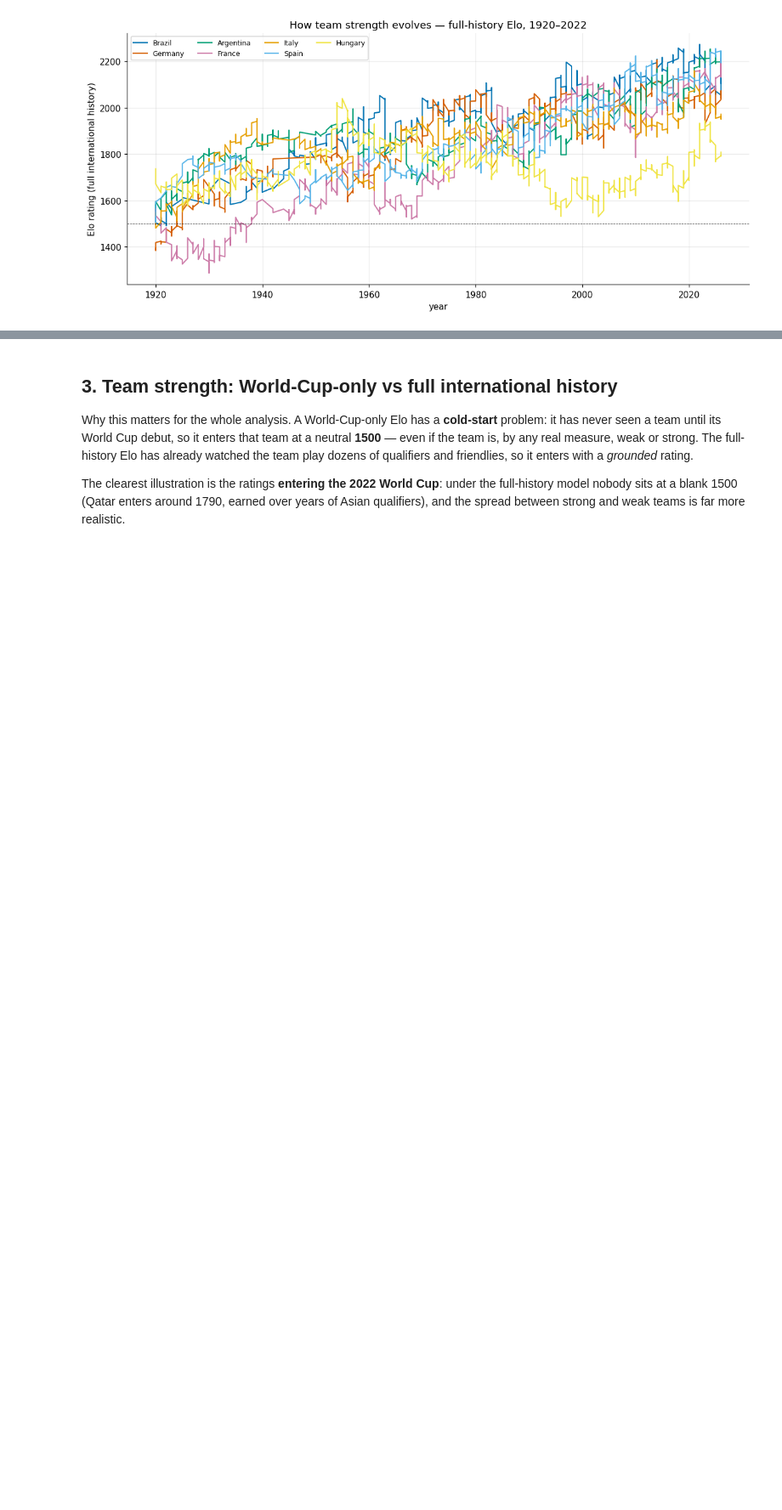
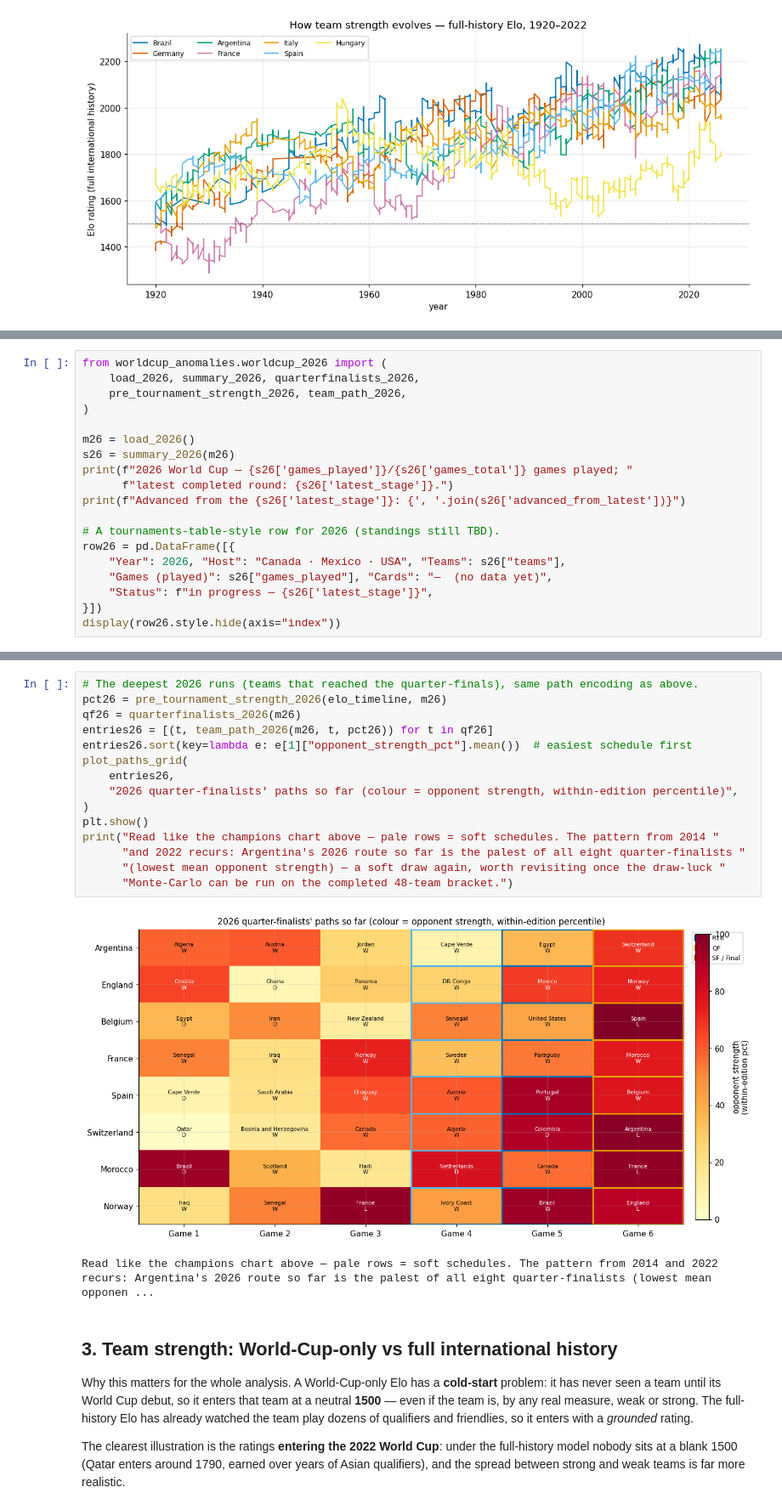
Before and after one commit to jorge-sader/worldcup-anomalies, a Jupyter notebook: notebooks/world_cup_irregularities.ipynb, the cells around one changed output, grey strips where cells are left out. Shown at 85% size. Saved outputs shown, nothing was run; the diff lists cells and outputs as text; blank space fills up the shorter version.

```diff
--- a/notebooks/world_cup_irregularities.ipynb
+++ b/notebooks/world_cup_irregularities.ipynb
@@ -314,0 +337,19 @@ ax.legend(ncol=4, fontsize=8); plt.tight_layout(); plt.show()
+# %%
+from worldcup_anomalies.worldcup_2026 import (
+    load_2026, summary_2026, quarterfinalists_2026,
+    pre_tournament_strength_2026, team_path_2026,
+)
+
+m26 = load_2026()
+s26 = summary_2026(m26)
+print(f"2026 World Cup — {s26['games_played']}/{s26['games_total']} games played; "
+      f"latest completed round: {s26['latest_stage']}.")
+print(f"Advanced from the {s26['latest_stage']}: {', '.join(s26['advanced_from_latest'])}")
+
+# A tournaments-table-style row for 2026 (standings still TBD).
+row26 = pd.DataFrame([{
+    "Year": 2026, "Host": "Canada · Mexico · USA", "Teams": s26["teams"],
+    "Games (played)": s26["games_played"], "Cards": "—  (no data yet)",
+    "Status": f"in progress — {s26['latest_stage']}",
+}])
+display(row26.style.hide(axis="index"))
@@ -315,3 +361,21 @@ ax.legend(ncol=4, fontsize=8); plt.tight_layout(); plt.show()
+# %%
+# The deepest 2026 runs (teams that reached the quarter-finals), same path encoding as above.
+pct26 = pre_tournament_strength_2026(elo_timeline, m26)
+qf26 = quarterfinalists_2026(m26)
+entries26 = [(t, team_path_2026(m26, t, pct26)) for t in qf26]
+entries26.sort(key=lambda e: e[1]["opponent_strength_pct"].mean())  # easiest schedule first
+plot_paths_grid(
+    entries26,
+    "2026 quarter-finalists' paths so far (colour = opponent strength, within-edition percentile)",
+)
+plt.show()
+print("Read like the champions chart above — pale rows = soft schedules. The pattern from 2014 "
+      "and 2022 recurs: Argentina's 2026 route so far is the palest of all eight quarter-finalists "
+      "(lowest mean opponent strength) — a soft draw again, worth revisiting once the draw-luck "
+      "Monte-Carlo can be run on the completed 48-team bracket.")
+# %% [output]
+[figure, added]
+Read like the champions chart above — pale rows = soft schedules. The pattern from 2014 and 2022 recurs: Argentina's 2026 route so far is the palest of all eight quarter-finalists (lowest mean opponen ...
 # %% [markdown]
 ## 3. Team strength: World-Cup-only vs full international history
 
```
Also changed, not shown: parts of 10 cells of this notebook, 4 other files.
